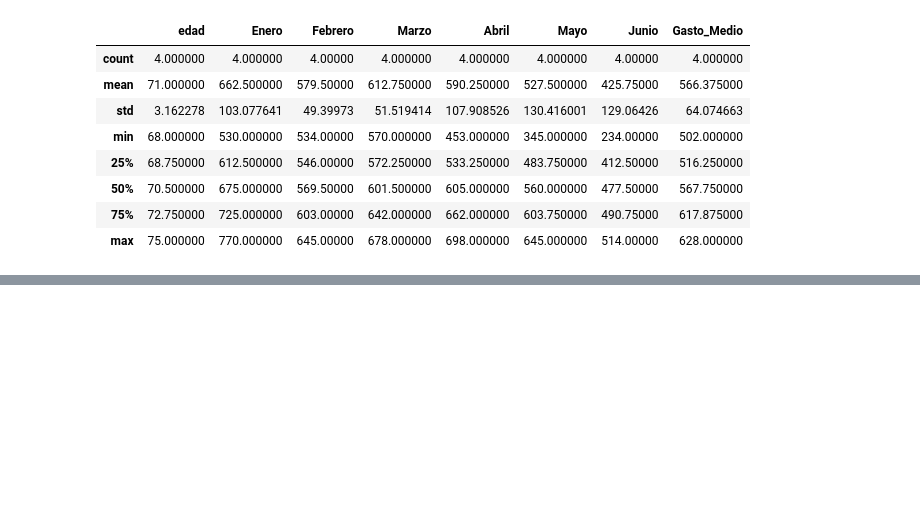
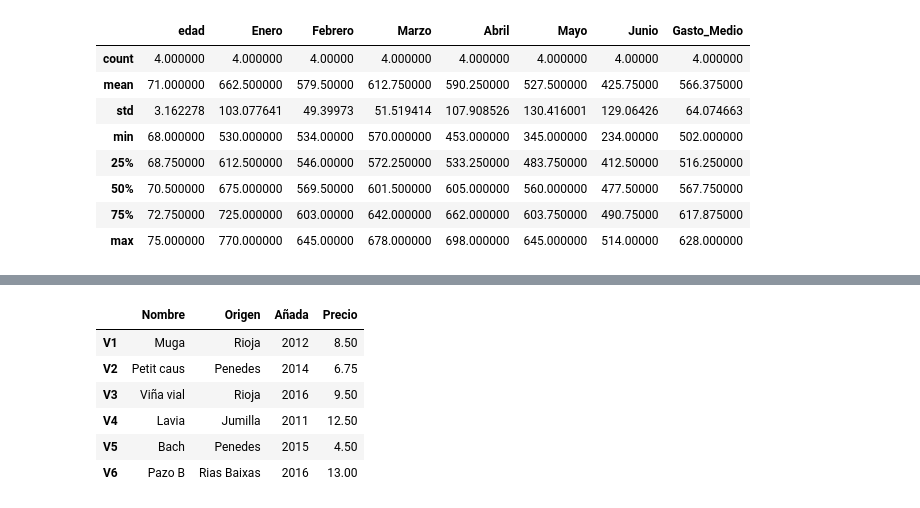
Before and after one commit to isaacspidey/CF-Programacion, a Jupyter notebook: otros/ejercicios_extra_dataframes.ipynb, the cells around one changed output, grey strips where cells are left out. Saved outputs shown, nothing was run; the diff lists cells and outputs as text; code cells hidden in the pictures; blank space fills up the shorter version.

```diff
--- a/otros/ejercicios_extra_dataframes.ipynb
+++ b/otros/ejercicios_extra_dataframes.ipynb
@@ -22,5 +30,5 @@ df
 # %%
-fichero=pd.read_csv(r'C:\Users\isaac\Desktop\Ejercicios\data2.csv')
+fichero=pd.read_csv(r'C:\Users\isaac\Desktop\CF_Programacion\otros\data2.csv')
 indice = ['id1', 'id2', 'id3', 'id4']
 
 df=pd.DataFrame(fichero)
@@ -138,0 +309,34 @@ df.describe()
+# %%
+dV = {'Muga':['Rioja', 2012, 8.5],'Petit caus': ['Penedes',2014, 6.75],
+     'Viña vial': ['Rioja',2016,9.5], 'Lavia': ['Jumilla',2011,12.5],
+     'Bach': ['Penedes',2015, 4.5], 'Pazo B': ['Rias Baixas', 2016,13.0]}
+colV = ['Nombre','Origen','Añada','Precio']
+indV = ['V1','V2','V3','V4','V5','V6']
+
+def adjoint_dictionary(dic):
+
+    adjoint = {
+    'Nombre': [],
+    'Origen': [],
+    'Añada': [],
+    'Precio': [] }
+
+    for name, values in dic.items():
+        adjoint['Nombre'].append(name)
+        adjoint['Origen'].append(values[0])
+        adjoint['Añada'].append(values[1])
+        adjoint['Precio'].append(values[2])
+
+    return adjoint
+
+df=pd.DataFrame(adjoint_dictionary(dV), columns=colV, index=indV)
+
+df
+# %% [output]
+|  | Nombre | Origen | Añada | Precio |
+| V1 | Muga | Rioja | 2012 | 8.50 |
+| V2 | Petit caus | Penedes | 2014 | 6.75 |
+| V3 | Viña vial | Rioja | 2016 | 9.50 |
+| V4 | Lavia | Jumilla | 2011 | 12.50 |
+| V5 | Bach | Penedes | 2015 | 4.50 |
+| V6 | Pazo B | Rias Baixas | 2016 | 13.00 |
```
Also changed, not shown: parts of 21 cells of this notebook.
